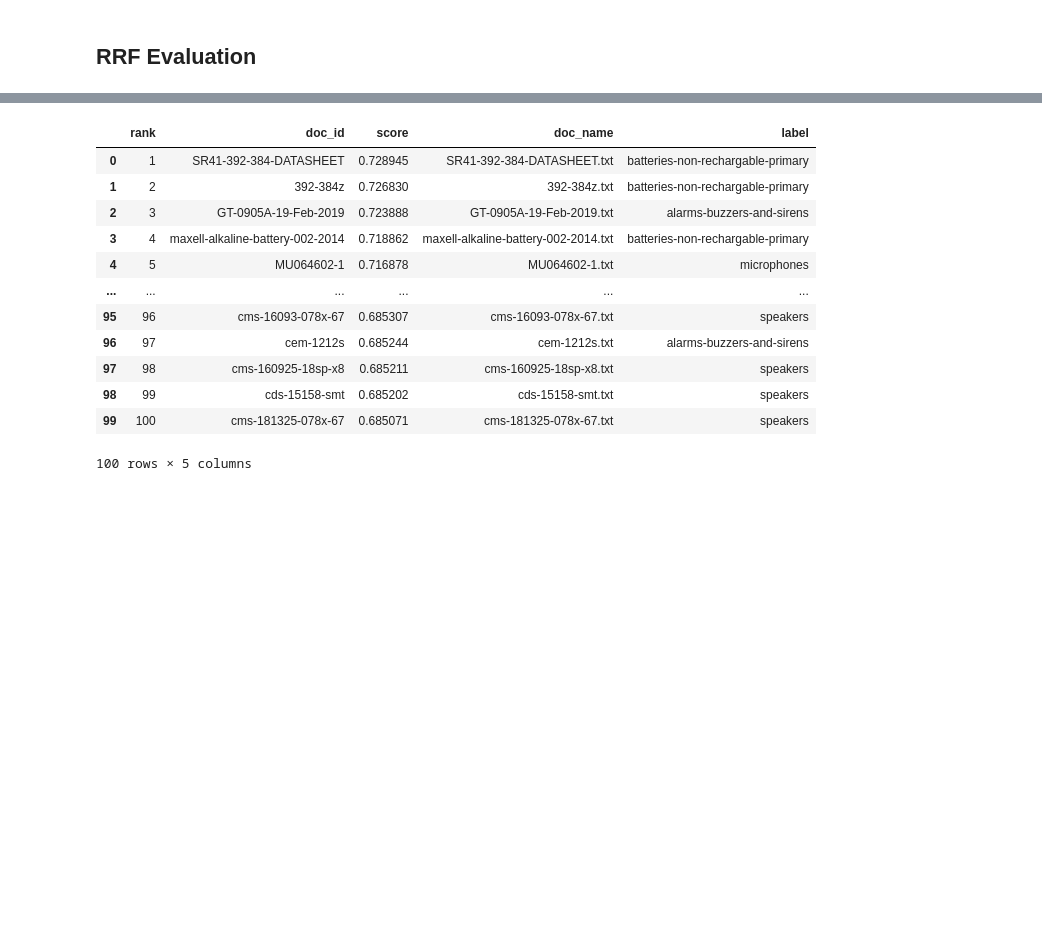
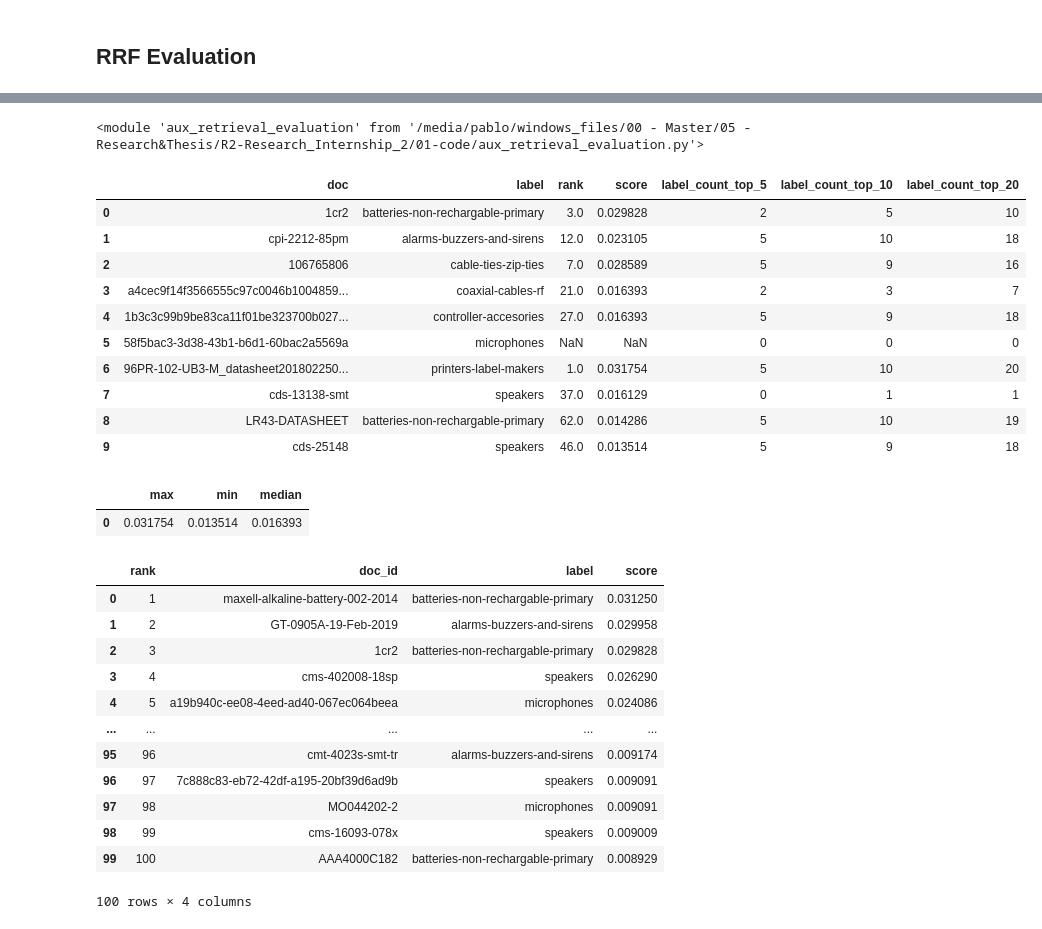
Before and after one commit to pablodevicente/RI_2-Product_Catalog_Classifier, a Jupyter notebook: 01-code/09 - retrieval_evaluation.ipynb, the cells around one changed output, grey strips where cells are left out. Drawn from its saved outputs; the diff is of its cells as text; code cells hidden in the pictures; blank space fills up the shorter version.

Commit message:
rrf evaluation done

```diff
--- a/01-code/09 - retrieval_evaluation.ipynb
+++ b/01-code/09 - retrieval_evaluation.ipynb
@@ -249,16 +219,62 @@ results_bm25['1cr2']
-# %%
-query_data
-# %% [output]
-|  | rank | doc_id | score | doc_name | label |
-| 0 | 1 | SR41-392-384-DATASHEET | 0.728945 | SR41-392-384-DATASHEET.txt | batteries-non-rechargable-primary |
-| 1 | 2 | 392-384z | 0.726830 | 392-384z.txt | batteries-non-rechargable-primary |
-| 2 | 3 | GT-0905A-19-Feb-2019 | 0.723888 | GT-0905A-19-Feb-2019.txt | alarms-buzzers-and-sirens |
-| 3 | 4 | maxell-alkaline-battery-002-2014 | 0.718862 | maxell-alkaline-battery-002-2014.txt | batteries-non-rechargable-primary |
-| 4 | 5 | MU064602-1 | 0.716878 | MU064602-1.txt | microphones |
-| ... | ... | ... | ... | ... | ... |
-| 95 | 96 | cms-16093-078x-67 | 0.685307 | cms-16093-078x-67.txt | speakers |
-| 96 | 97 | cem-1212s | 0.685244 | cem-1212s.txt | alarms-buzzers-and-sirens |
-| 97 | 98 | cms-160925-18sp-x8 | 0.685211 | cms-160925-18sp-x8.txt | speakers |
-| 98 | 99 | cds-15158-smt | 0.685202 | cds-15158-smt.txt | speakers |
-| 99 | 100 | cms-181325-078x-67 | 0.685071 | cms-181325-078x-67.txt | speakers |
-100 rows × 5 columns
+# %%
+from typing import List, Dict
+from collections import defaultdict
+from typing import List, Tuple, Dict, Optional, Any, Union
+import dataclass as data
+DocLike = Union[data.RetrievedDocument, Dict[str, Any]]
+import aux_retrieval_evaluation as aux_retrieval
+import importlib
+importlib.reload(aux_retrieval)
+# %% [output]
+<module 'aux_retrieval_evaluation' from '/media/pablo/windows_files/00 - Master/05 - Research&Thesis/R2-Research_Internship_2/01-code/aux_retrieval_evaluation.py'>
+# %%
+rrf_records = []
+
+for i, section in enumerate(query_list_documents):
+
+    df_bm25 = pd.DataFrame([d.__dict__ for d in bm25_records[i]["result"].results.documents])
+    df_vsm  = pd.DataFrame([d.__dict__ for d in vsm_records[i]["result"].results.documents])
+
+    rrf_result = aux_retrieval.rrf_from_dfs([df_bm25, df_vsm], rrf_k=60, top_k=100)
+
+    rrf_records.append({
+        "doc": section.doc,
+        "label": section.label,
+        "query": section.query,
+        "result": rrf_result
+    })
+
+rrf_statistics = aux_retrieval.compute_query_run_stats(rrf_records)
+display(rrf_statistics['per_record'])
+display(rrf_statistics['score_stats'])
+
+#if you want to look at one specific record
+rrf_data = pd.DataFrame(data = rrf_records[0]['result'].results.documents)
+display(rrf_data)
+# %% [output]
+|  | doc | label | rank | score | label_count_top_5 | label_count_top_10 | label_count_top_20 |
+| 0 | 1cr2 | batteries-non-rechargable-primary | 3.0 | 0.029828 | 2 | 5 | 10 |
+| 1 | cpi-2212-85pm | alarms-buzzers-and-sirens | 12.0 | 0.023105 | 5 | 10 | 18 |
+| 2 | 106765806 | cable-ties-zip-ties | 7.0 | 0.028589 | 5 | 9 | 16 |
+| 3 | a4cec9f14f3566555c97c0046b1004859... | coaxial-cables-rf | 21.0 | 0.016393 | 2 | 3 | 7 |
+| 4 | 1b3c3c99b9be83ca11f01be323700b027... | controller-accesories | 27.0 | 0.016393 | 5 | 9 | 18 |
+| 5 | 58f5bac3-3d38-43b1-b6d1-60bac2a5569a | microphones | NaN | NaN | 0 | 0 | 0 |
+| 6 | 96PR-102-UB3-M_datasheet201802250... | printers-label-makers | 1.0 | 0.031754 | 5 | 10 | 20 |
+| 7 | cds-13138-smt | speakers | 37.0 | 0.016129 | 0 | 1 | 1 |
+| 8 | LR43-DATASHEET | batteries-non-rechargable-primary | 62.0 | 0.014286 | 5 | 10 | 19 |
+| 9 | cds-25148 | speakers | 46.0 | 0.013514 | 5 | 9 | 18 |
+|  | max | min | median |
+| 0 | 0.031754 | 0.013514 | 0.016393 |
+|  | rank | doc_id | label | score |
+| 0 | 1 | maxell-alkaline-battery-002-2014 | batteries-non-rechargable-primary | 0.031250 |
+| 1 | 2 | GT-0905A-19-Feb-2019 | alarms-buzzers-and-sirens | 0.029958 |
+| 2 | 3 | 1cr2 | batteries-non-rechargable-primary | 0.029828 |
+| 3 | 4 | cms-402008-18sp | speakers | 0.026290 |
+| 4 | 5 | a19b940c-ee08-4eed-ad40-067ec064beea | microphones | 0.024086 |
+| ... | ... | ... | ... | ... |
+| 95 | 96 | cmt-4023s-smt-tr | alarms-buzzers-and-sirens | 0.009174 |
+| 96 | 97 | 7c888c83-eb72-42df-a195-20bf39d6ad9b | speakers | 0.009091 |
+| 97 | 98 | MO044202-2 | microphones | 0.009091 |
+| 98 | 99 | cms-16093-078x | speakers | 0.009009 |
+| 99 | 100 | AAA4000C182 | batteries-non-rechargable-primary | 0.008929 |
+100 rows × 4 columns
```
Also changed, not shown: parts of 9 cells of this notebook, 2 other files.
